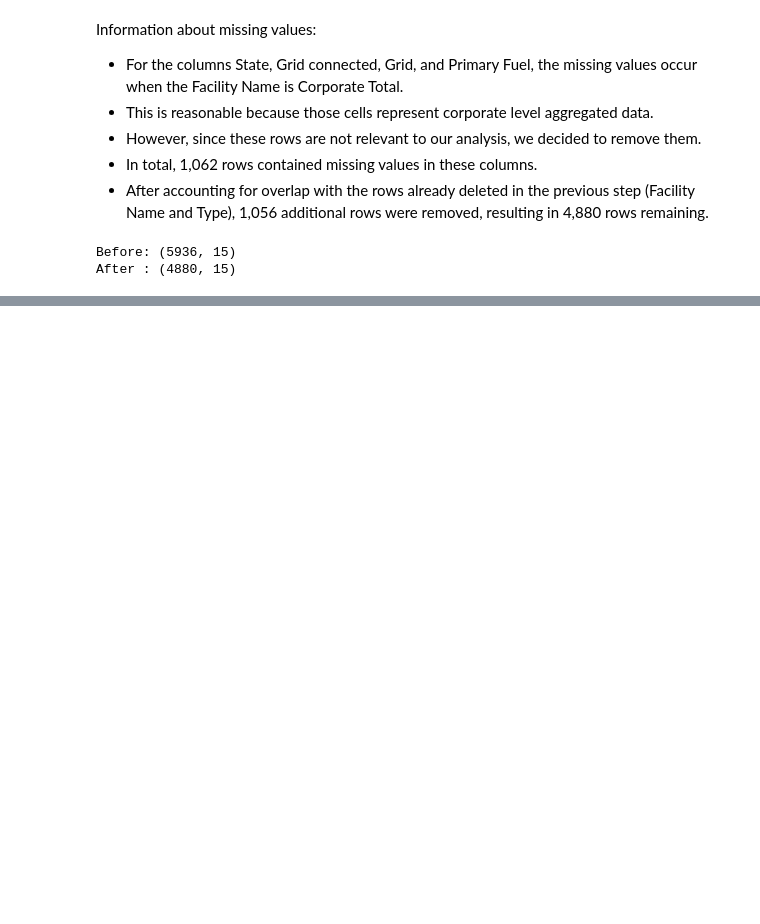
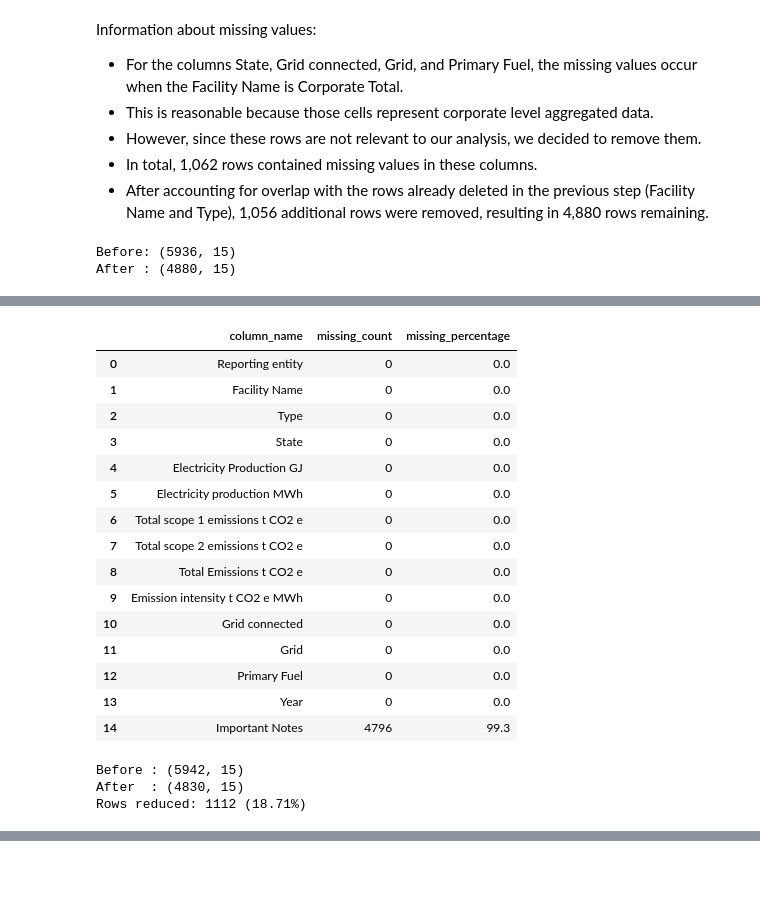
Before and after one commit to renggafirmandika/data_engineering, a Jupyter notebook: Assignment_1.ipynb, the cells around one changed output, grey strips where cells are left out. Cells and saved outputs as stored; diff of their text form; code cells hidden in the pictures; blank space fills up the shorter version.

```diff
--- a/Assignment_1.ipynb
+++ b/Assignment_1.ipynb
@@ -922,0 +983,7 @@ After : (4880, 15)
+# %%
+nger_10years_cleaned3 = nger_10years_cleaned3.copy()
+
+# Fill missing values in "Total scope 1 emissions t CO2 e" with 0
+nger_10years_cleaned3["Total scope 1 emissions t CO2 e"] = (
+    nger_10years_cleaned3["Total scope 1 emissions t CO2 e"].fillna(0)
+)
@@ -922,0 +992,9 @@ After : (4880, 15)
+# %%
+missing_scope2 = nger_10years[
+    nger_10years["Total scope 2 emissions t CO2 e"].isna()
+]
+
+pd.set_option("display.max_colwidth", None)
+pd.set_option("display.width", 10000)
+
+display(missing_scope2.head(5))
@@ -922,0 +1013,7 @@ After : (4880, 15)
+# %%
+nger_10years_cleaned3 = nger_10years_cleaned3.copy()
+
+# Fill missing values in "Total scope 2 emissions t CO2 e" with 0
+nger_10years_cleaned3["Total scope 2 emissions t CO2 e"] = (
+    nger_10years_cleaned3["Total scope 2 emissions t CO2 e"].fillna(0)
+)
@@ -922,0 +1043,6 @@ After : (4880, 15)
+# %%
+nger_10years_cleaned4 = nger_10years_cleaned3.dropna(subset=["Emission intensity t CO2 e MWh"])
+
+# Check the new dimension
+print("Before:", nger_10years_cleaned3.shape)
+print("After :", nger_10years_cleaned4.shape)
@@ -922,0 +1061,50 @@ After : (4880, 15)
+# %%
+nger_10years_cleaned4 = nger_10years_cleaned4.replace(NA_TOKENS, pd.NA)
+
+missing_abs = nger_10years_cleaned4.isna().sum()
+
+missing_percentage = (nger_10years_cleaned4.isna().mean() * 100).round(2)
+
+missing_summary = pd.DataFrame({
+    "column_name": nger_10years_cleaned4.columns,
+    "missing_count": missing_abs.values,
+    "missing_percentage": missing_percentage.values
+})
+
+pd.set_option("display.max_colwidth", None)
+pd.set_option("display.width", 10000)
+display(missing_summary)
+# %% [output]
+|  | column_name | missing_count | missing_percentage |
+| 0 | Reporting entity | 0 | 0.0 |
+| 1 | Facility Name | 0 | 0.0 |
+| 2 | Type | 0 | 0.0 |
+| 3 | State | 0 | 0.0 |
+| 4 | Electricity Production GJ | 0 | 0.0 |
+| 5 | Electricity production MWh | 0 | 0.0 |
+| 6 | Total scope 1 emissions t CO2 e | 0 | 0.0 |
+| 7 | Total scope 2 emissions t CO2 e | 0 | 0.0 |
+| 8 | Total Emissions t CO2 e | 0 | 0.0 |
+| 9 | Emission intensity t CO2 e MWh | 0 | 0.0 |
+| 10 | Grid connected | 0 | 0.0 |
+| 11 | Grid | 0 | 0.0 |
+| 12 | Primary Fuel | 0 | 0.0 |
+| 13 | Year | 0 | 0.0 |
+| 14 | Important Notes | 4796 | 99.3 |
+# %%
+# Check the new dimension and percentage of reduction
+before_rows = nger_10years.shape[0]
+after_rows = nger_10years_cleaned4.shape[0]
+
+print("Before :", nger_10years.shape)
+print("After  :", nger_10years_cleaned4.shape)
+
+# Calculate reduction
+reduced = before_rows - after_rows
+percentage = (reduced / before_rows) * 100
+
+print(f"Rows reduced: {reduced} ({percentage:.2f}%)")
+# %% [output]
+Before : (5942, 15)
+After  : (4830, 15)
+Rows reduced: 1112 (18.71%)
```
Also changed, not shown: parts of 21 cells of this notebook, 1 other file.
